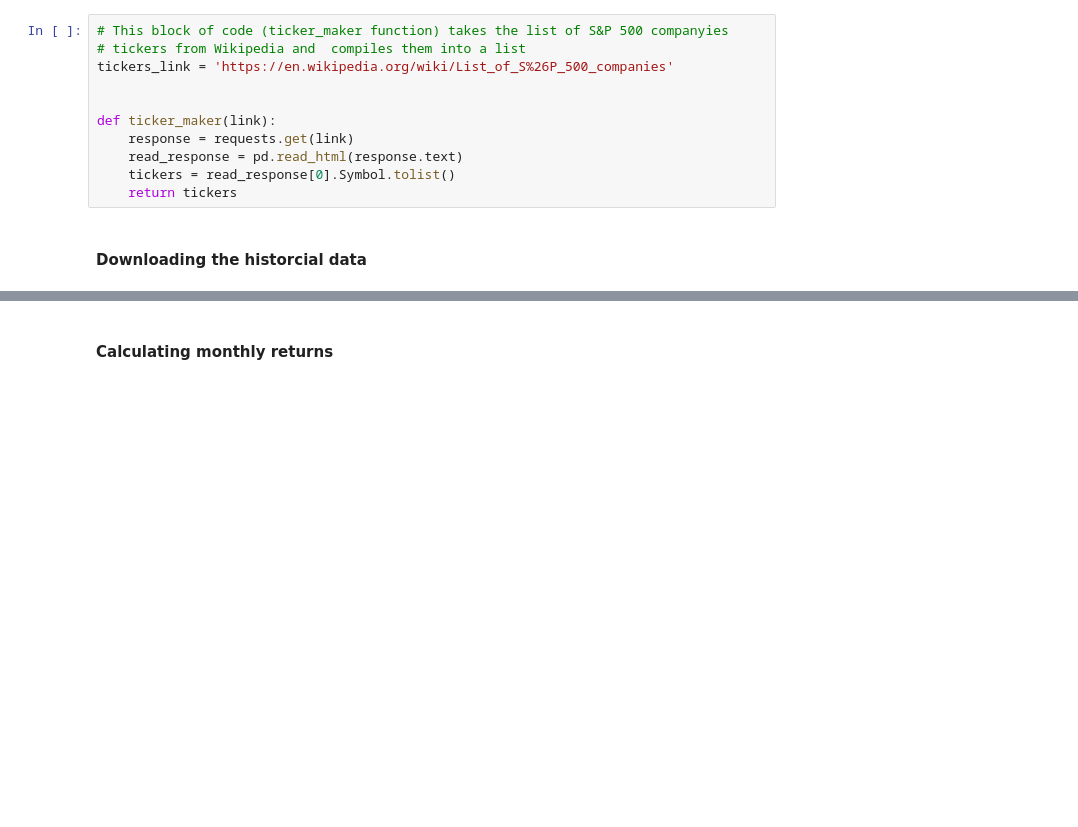
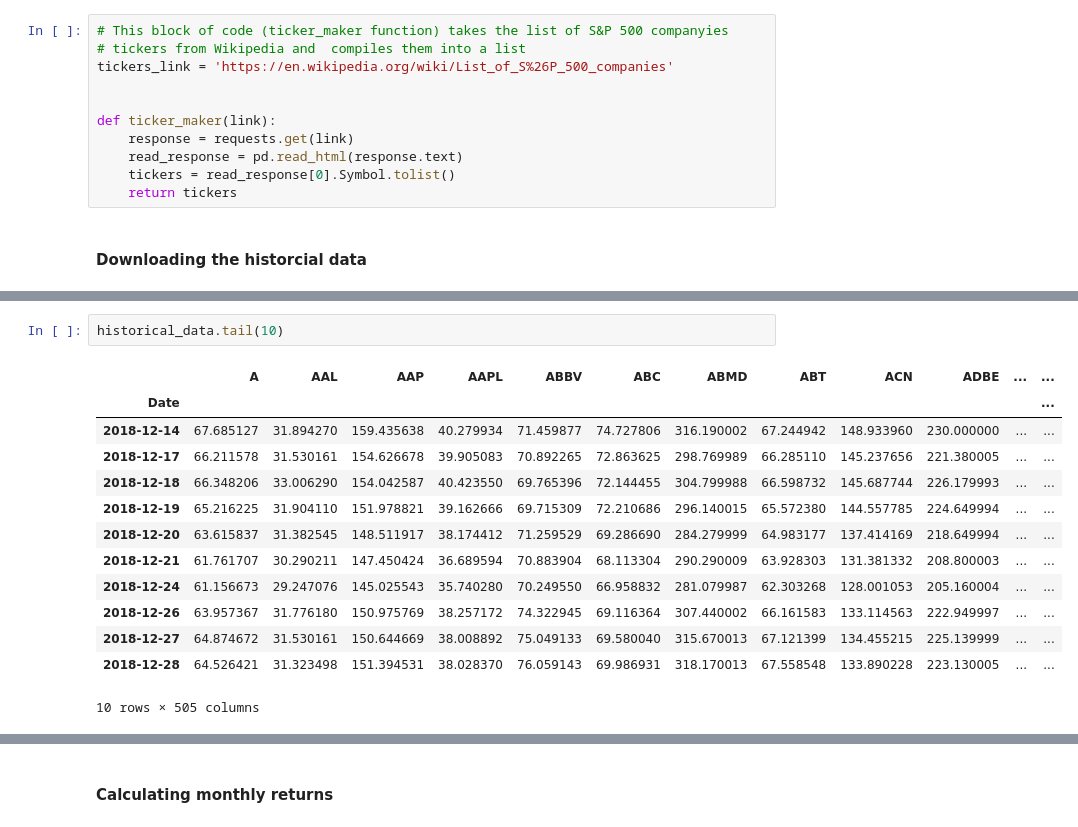
Before and after one commit to ilham-salahov/Python_projects, a Jupyter notebook: GoMomentum.ipynb, the cells around one changed output, grey strips where cells are left out. Saved outputs shown, nothing was run; the diff lists cells and outputs as text; blank space fills up the shorter version.

```diff
--- a/GoMomentum.ipynb
+++ b/GoMomentum.ipynb
@@ -83,0 +112,16 @@ historical_data = data_downloader(ticker_maker(tickers_link), start, end)
+# %%
+historical_data.tail(10)
+# %% [output]
+|  | A | AAL | AAP | AAPL | ABBV | ABC | ABMD | ABT | ACN | ADBE | ... | ... |
+| Date |  |  |  |  |  |  |  |  |  |  |  | ... |
+| 2018-12-14 | 67.685127 | 31.894270 | 159.435638 | 40.279934 | 71.459877 | 74.727806 | 316.190002 | 67.244942 | 148.933960 | 230.000000 | ... | ... |
+| 2018-12-17 | 66.211578 | 31.530161 | 154.626678 | 39.905083 | 70.892265 | 72.863625 | 298.769989 | 66.285110 | 145.237656 | 221.380005 | ... | ... |
+| 2018-12-18 | 66.348206 | 33.006290 | 154.042587 | 40.423550 | 69.765396 | 72.144455 | 304.799988 | 66.598732 | 145.687744 | 226.179993 | ... | ... |
+| 2018-12-19 | 65.216225 | 31.904110 | 151.978821 | 39.162666 | 69.715309 | 72.210686 | 296.140015 | 65.572380 | 144.557785 | 224.649994 | ... | ... |
+| 2018-12-20 | 63.615837 | 31.382545 | 148.511917 | 38.174412 | 71.259529 | 69.286690 | 284.279999 | 64.983177 | 137.414169 | 218.649994 | ... | ... |
+| 2018-12-21 | 61.761707 | 30.290211 | 147.450424 | 36.689594 | 70.883904 | 68.113304 | 290.290009 | 63.928303 | 131.381332 | 208.800003 | ... | ... |
+| 2018-12-24 | 61.156673 | 29.247076 | 145.025543 | 35.740280 | 70.249550 | 66.958832 | 281.079987 | 62.303268 | 128.001053 | 205.160004 | ... | ... |
+| 2018-12-26 | 63.957367 | 31.776180 | 150.975769 | 38.257172 | 74.322945 | 69.116364 | 307.440002 | 66.161583 | 133.114563 | 222.949997 | ... | ... |
+| 2018-12-27 | 64.874672 | 31.530161 | 150.644669 | 38.008892 | 75.049133 | 69.580040 | 315.670013 | 67.121399 | 134.455215 | 225.139999 | ... | ... |
+| 2018-12-28 | 64.526421 | 31.323498 | 151.394531 | 38.028370 | 76.059143 | 69.986931 | 318.170013 | 67.558548 | 133.890228 | 223.130005 | ... | ... |
+10 rows × 505 columns
```
Also changed, not shown: parts of 47 cells of this notebook.
